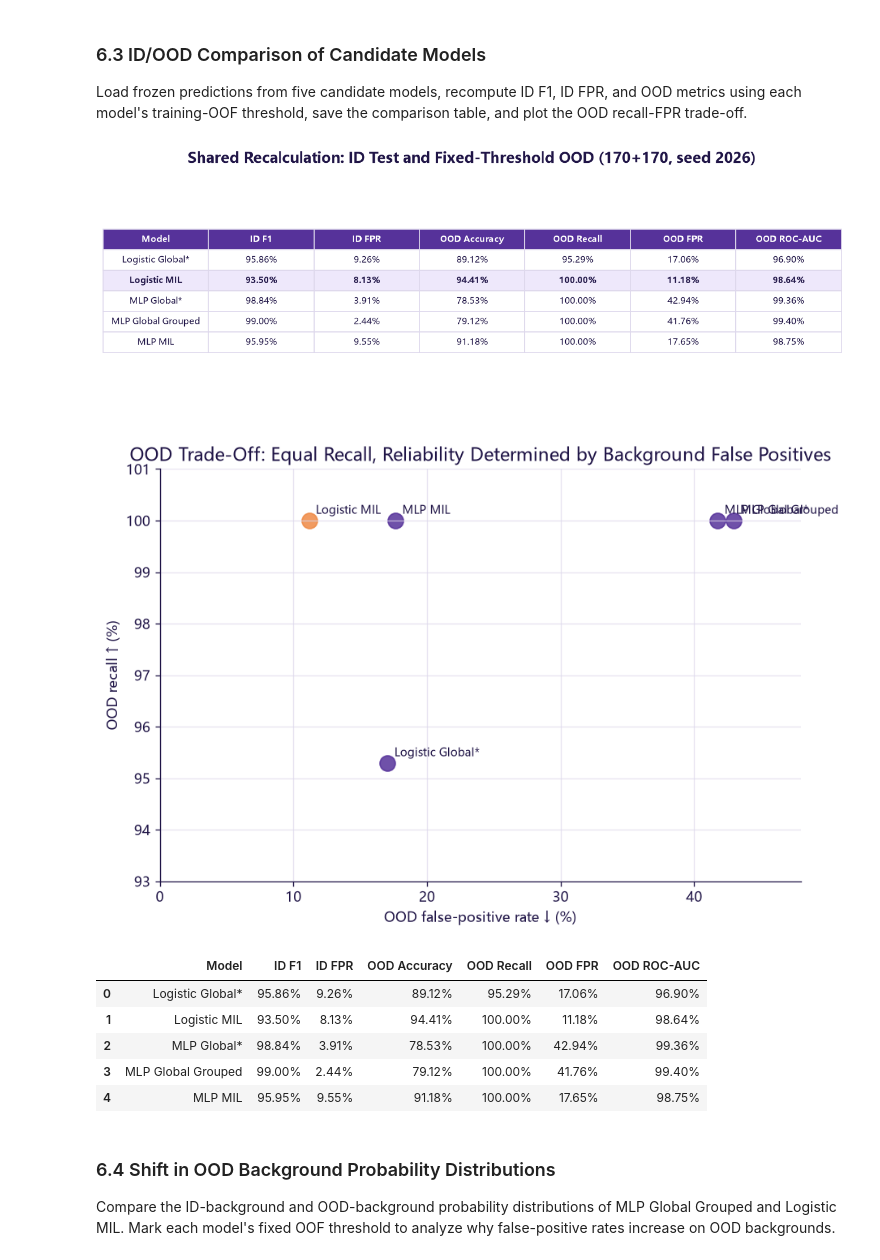
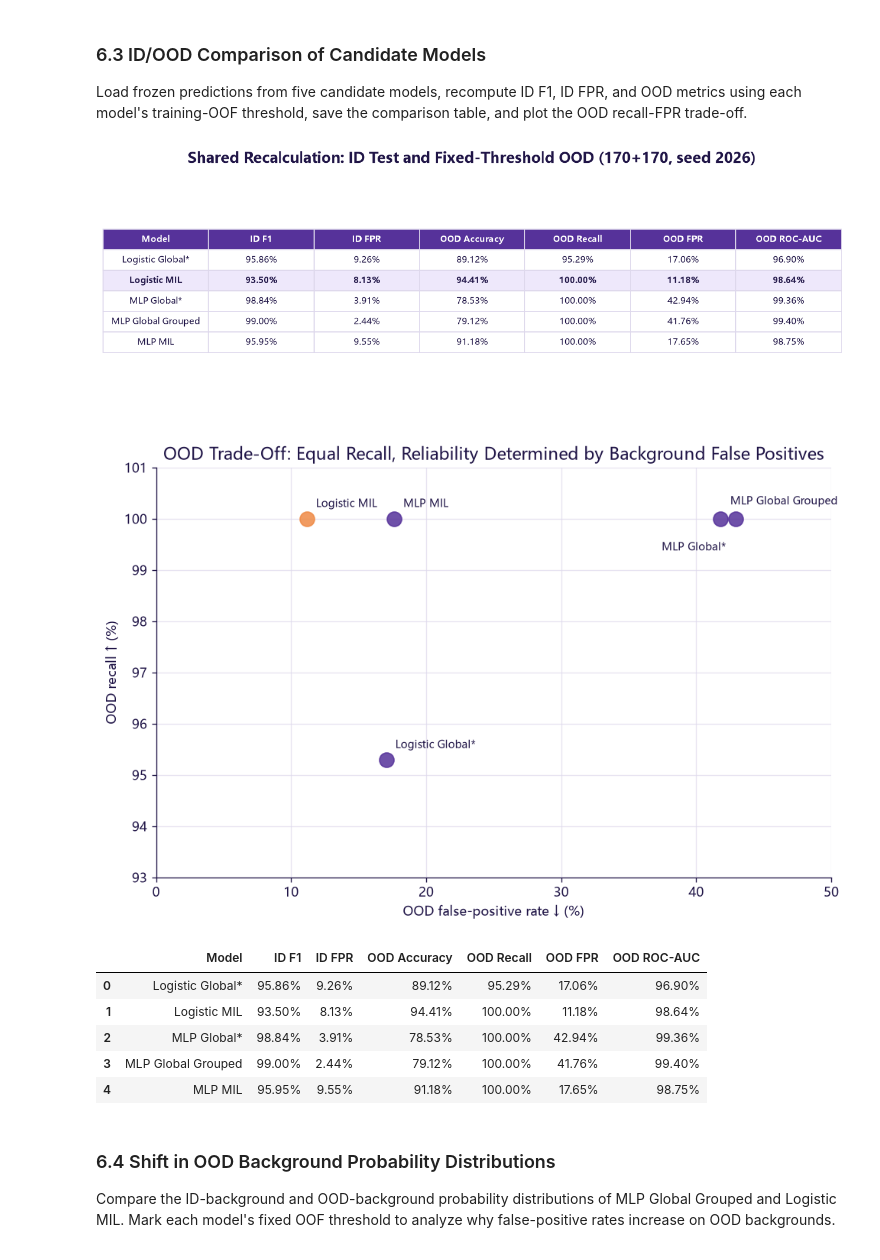
Before and after one commit to yinyuqin/Mosquitoes_detection, a Jupyter notebook: output/jupyter-notebook/mosquito_detection.ipynb, the cells around one changed output. Saved outputs shown, nothing was run; the diff lists cells and outputs as text; code cells hidden in the pictures.

```diff
--- a/output/jupyter-notebook/mosquito_detection.ipynb
+++ b/output/jupyter-notebook/mosquito_detection.ipynb
@@ -424,13 +436,27 @@ window_probabilities, starts = ensemble_window_probabilities(long_mfcc)
 top_indices = np.argsort(window_probabilities)[-TOP_K:]
 clip_probability = float(window_probabilities[top_indices].mean())
 colors = [COLORS["orange"] if i in top_indices else COLORS["lavender"] for i in range(len(starts))]
-fig, ax = plt.subplots(figsize=(12, 4.2))
+fig, ax = plt.subplots(figsize=(12, 4.6))
 ax.bar(np.arange(1, len(starts) + 1), window_probabilities, color=colors)
 ax.axhline(clip_probability, color=COLORS["purple"], linestyle="--", label=f"Top-3 mean = {clip_probability:.3f}")
-for i in top_indices:
-    ax.text(i + 1, window_probabilities[i] + .025, f"{window_probabilities[i]:.2f}", ha="center", fontweight="bold")
-ax.set(xlabel="window index", ylabel="mosquito probability", ylim=(0, 1.08), title="Window Probabilities for a Real Clip: Aggregate Only the Top Three")
-ax.legend(); ax.spines[["top", "right"]].set_visible(False)
+plot_peak = float(window_probabilities.max())
+plot_ceiling = max(.05, plot_peak * 2.5)
+ranked_top = top_indices[np.argsort(window_probabilities[top_indices])[::-1]]
+label_levels = np.linspace(plot_ceiling * .58, plot_ceiling * .90, TOP_K)
+for rank, (i, label_y) in enumerate(zip(ranked_top, label_levels), start=1):
+    ax.annotate(
+        f"#{rank}  {window_probabilities[i]:.3f}",
+        xy=(i + 1, window_probabilities[i]), xytext=(i + 1, label_y),
+        ha="center", va="bottom", fontsize=9, fontweight="bold",
+        arrowprops={"arrowstyle": "-", "color": COLORS["orange"], "lw": 1},
+    )
+ax.set(
+    xlabel="window index", ylabel="mosquito probability", ylim=(0, plot_ceiling),
+    title="Window Probabilities for a Real Clip: Aggregate Only the Top Three",
+)
+ax.legend(loc="upper right", framealpha=.95)
+ax.margins(x=.01)
+ax.spines[["top", "right"]].set_visible(False)
 save_figure(fig, "fig_03_top3_pooling.png")
 print(f"Clip probability = mean(top 3) = {clip_probability:.4f}")
 # %% [output]
@@ -830,38 +857,50 @@ for display_name, directory in MODEL_DIRS.items():
     model_test_prob = np.load(model_dir / "test_probabilities.npy")
     id_metrics = binary_metrics(labels[model_test_indices], model_test_prob, model_threshold)
     ood_metrics = binary_metrics(ood_labels, ood_npz[directory], model_threshold)
     recomputed[display_name] = {"id": id_metrics, "ood": ood_metrics}
     comparison_rows.append({
         "Model": display_name, "ID F1": id_metrics["f1"], "ID FPR": id_metrics["false_positive_rate"],
         "OOD Accuracy": ood_metrics["accuracy"], "OOD Recall": ood_metrics["recall"],
         "OOD FPR": ood_metrics["false_positive_rate"], "OOD ROC-AUC": ood_metrics["roc_auc"],
     })
 comparison = pd.DataFrame(comparison_rows)
 comparison.to_csv(TABLE_DIR / "table_06_model_comparison.csv", index=False, encoding="utf-8-sig")
 
 display_table = comparison.copy()
 for column in display_table.columns[1:]: display_table[column] = display_table[column].map(lambda x: f"{100*x:.2f}%")
 fig, ax = plt.subplots(figsize=(13.5, 4.5)); ax.axis("off")
 table = ax.table(cellText=display_table.values, colLabels=display_table.columns, loc="center", cellLoc="center")
 table.auto_set_font_size(False); table.set_fontsize(9); table.scale(1, 1.75)
 for (r,c), cell in table.get_celld().items():
     cell.set_edgecolor(COLORS["grid"])
     if r == 0: cell.set_facecolor(COLORS["purple"]); cell.get_text().set_color("white"); cell.get_text().set_fontweight("bold")
     elif display_table.iloc[r-1,0] == "Logistic MIL": cell.set_facecolor("#eee8fb"); cell.get_text().set_fontweight("bold")
 ax.set_title("Shared Recalculation: ID Test and Fixed-Threshold OOD (170+170, seed 2026)", fontsize=15, fontweight="bold")
 save_figure(fig, "table_06_model_comparison.png")
 
-fig, ax = plt.subplots(figsize=(8.5, 5.5))
+fig, ax = plt.subplots(figsize=(9.5, 5.8))
+label_layout = {
+    "Logistic MIL": ((7, 7), "left"),
+    "MLP MIL": ((7, 7), "left"),
+    "Logistic Global*": ((7, 7), "left"),
+    "MLP Global*": ((-8, -18), "right"),
+    "MLP Global Grouped": ((8, 9), "left"),
+}
 for row in comparison_rows:
-    ax.scatter(row["OOD FPR"]*100, row["OOD Recall"]*100, s=130, color=COLORS["orange"] if row["Model"] == "Logistic MIL" else COLORS["purple"], alpha=.85)
-    ax.annotate(row["Model"], (row["OOD FPR"]*100, row["OOD Recall"]*100), xytext=(5,5), textcoords="offset points", fontsize=8.5)
-ax.set(xlabel="OOD false-positive rate ↓ (%)", ylabel="OOD recall ↑ (%)", xlim=(0, 48), ylim=(93, 101), title="OOD Trade-Off: Equal Recall, Reliability Determined by Background False Positives")
+    x, y = row["OOD FPR"] * 100, row["OOD Recall"] * 100
+    ax.scatter(x, y, s=130, color=COLORS["orange"] if row["Model"] == "Logistic MIL" else COLORS["purple"], alpha=.85, zorder=3)
+    offset, alignment = label_layout[row["Model"]]
+    ax.annotate(
+        row["Model"], (x, y), xytext=offset, textcoords="offset points",
+        ha=alignment, va="bottom" if offset[1] >= 0 else "top", fontsize=8.5,
+    )
+ax.set(xlabel="OOD false-positive rate ↓ (%)", ylabel="OOD recall ↑ (%)", xlim=(0, 50), ylim=(93, 101), title="OOD Trade-Off: Equal Recall, Reliability Determined by Background False Positives")
 ax.grid(color=COLORS["grid"], alpha=.7); ax.spines[["top","right"]].set_visible(False)
 save_figure(fig, "fig_06_ood_tradeoff.png")
 display_table
 # %% [output]
 [figure]
-[figure, old version]
+[figure, new version]
 |  | Model | ID F1 | ID FPR | OOD Accuracy | OOD Recall | OOD FPR | OOD ROC-AUC |
 | 0 | Logistic Global* | 95.86% | 9.26% | 89.12% | 95.29% | 17.06% | 96.90% |
 | 1 | Logistic MIL | 93.50% | 8.13% | 94.41% | 100.00% | 11.18% | 98.64% |
```
Also changed, not shown: parts of 4 cells of this notebook, 6 other files.
